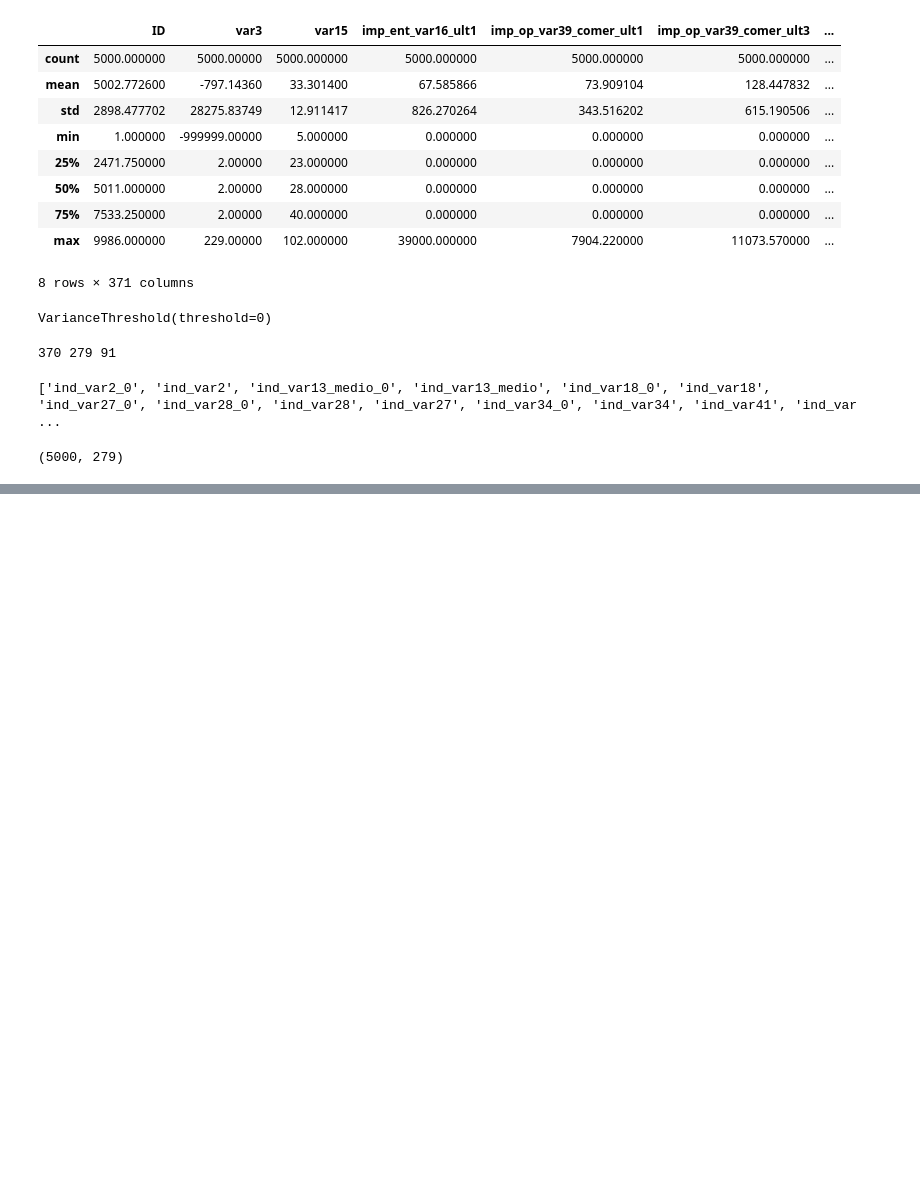
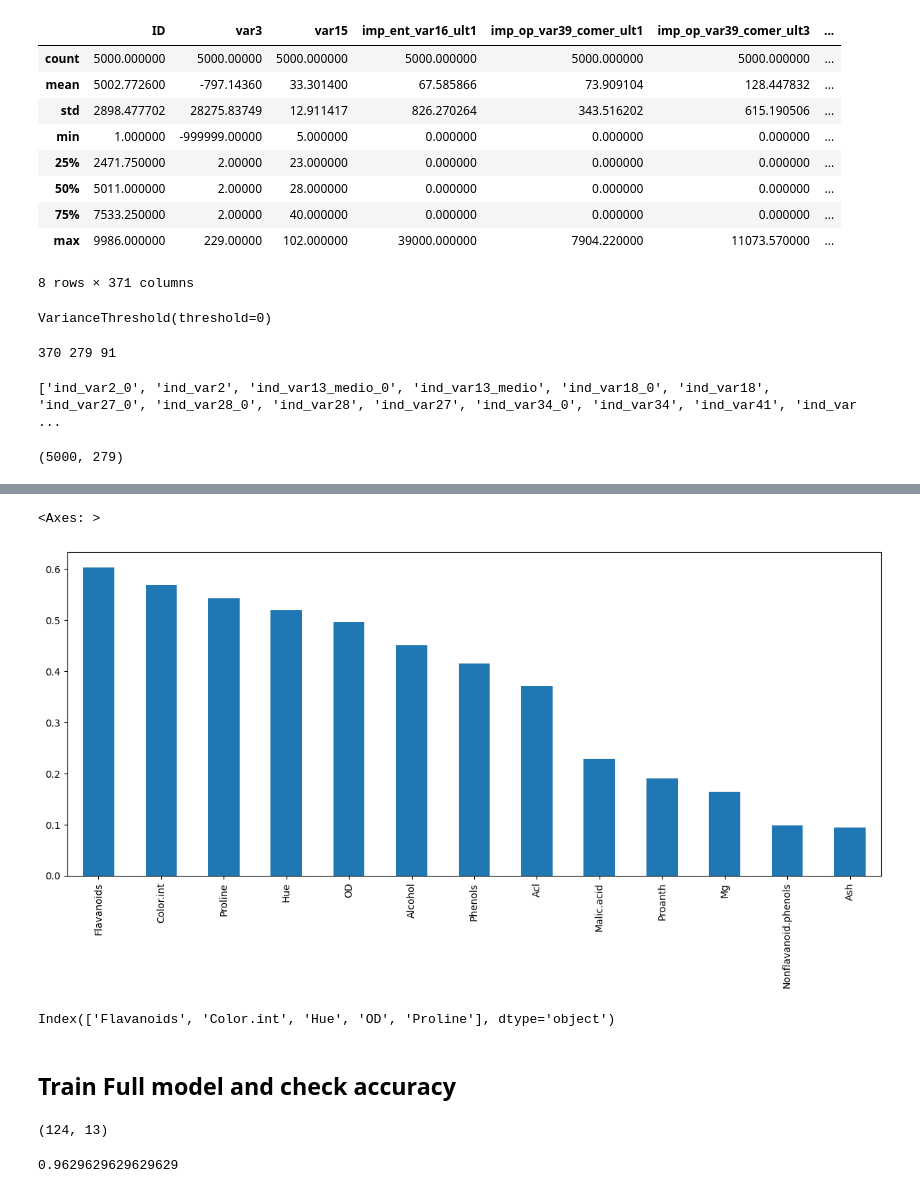
Before and after one commit to beercafeguy/ml-yard, a Jupyter notebook: notebooks/feature-selection/demo.ipynb, the cells around one changed output, grey strips where cells are left out. Drawn from its saved outputs; the diff is of its cells as text; code cells hidden in the pictures; blank space fills up the shorter version.

```diff
--- a/notebooks/feature-selection/demo.ipynb
+++ b/notebooks/feature-selection/demo.ipynb
@@ -98,0 +190,3 @@ X_train.shape
+# %%
+wine_df = pd.read_csv('../../data/wine.csv')
+wine_df.head()
@@ -98,0 +224,9 @@ X_train.shape
+# %%
+# Lets split train and test data
+from sklearn.model_selection import train_test_split
+X_train, X_test, y_train, y_test = train_test_split(wine_df.drop('Wine',axis=1),wine_df['Wine'],random_state=2024, test_size=0.3)
+# %%
+from sklearn.feature_selection import mutual_info_classif
+
+mutual_info = mutual_info_classif(X_train, y_train)
+mutual_info
@@ -98,0 +237,4 @@ X_train.shape
+# %%
+mutual_info_ser = pd.Series(mutual_info)
+mutual_info_ser.index = X_train.columns
+mutual_info_ser.sort_values(ascending=True)
@@ -98,0 +256,24 @@ X_train.shape
+# %%
+# Lets plot this
+
+mutual_info_ser.sort_values(ascending=False).plot.bar(figsize=(15,6))
+# %% [output]
+<Axes: >
+[figure, added]
+# %%
+# select best n features
+
+from sklearn.feature_selection import SelectKBest
+
+select_five_cols = SelectKBest(mutual_info_classif, k=5)
+select_five_cols.fit(X_train, y_train)
+
+X_train.columns[select_five_cols.get_support()]
+# %% [output]
+Index(['Flavanoids', 'Color.int', 'Hue', 'OD', 'Proline'], dtype='object')
+# %% [markdown]
+## Train Full model and check accuracy
+# %%
+X_train.shape
+# %% [output]
+(124, 13)
@@ -98,0 +289,9 @@ X_train.shape
+# %%
+from sklearn.linear_model import LogisticRegression
+
+lr_all_cols = LogisticRegression(max_iter=50)
+lr_all_cols.fit(X_train_scaled,y_train)
+
+print(lr_all_cols.score(X_test_scaled,y_test))
+# %% [output]
+0.9629629629629629
```
Also changed, not shown: parts of 22 cells of this notebook, 3 other files.
